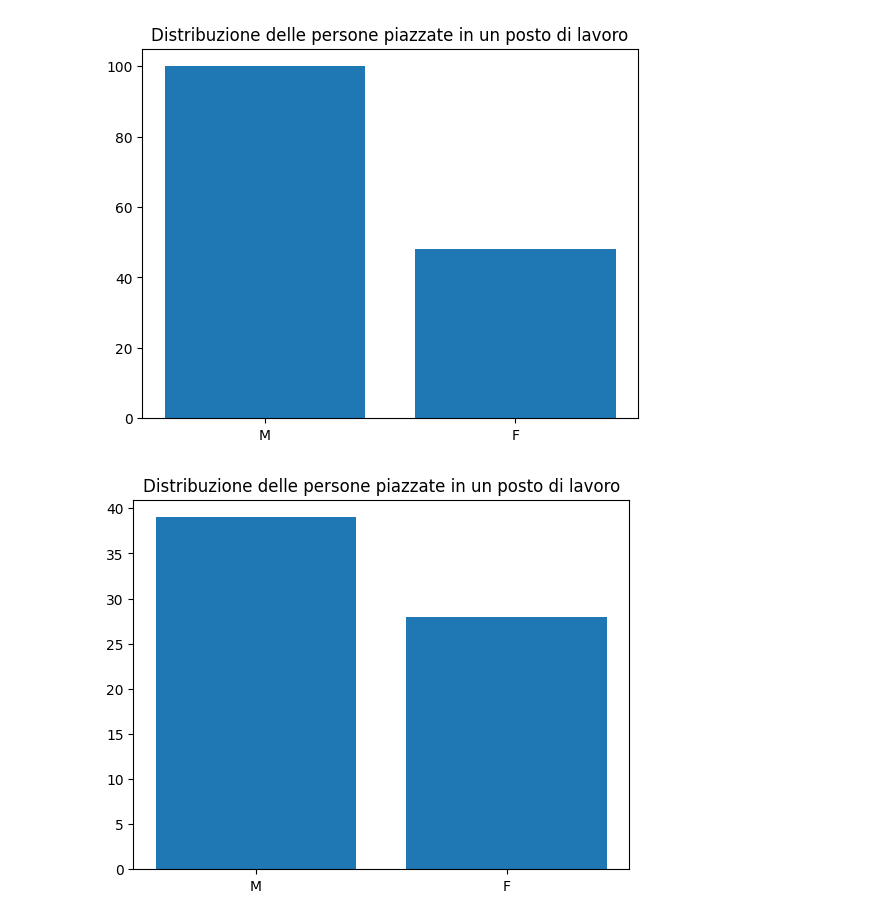
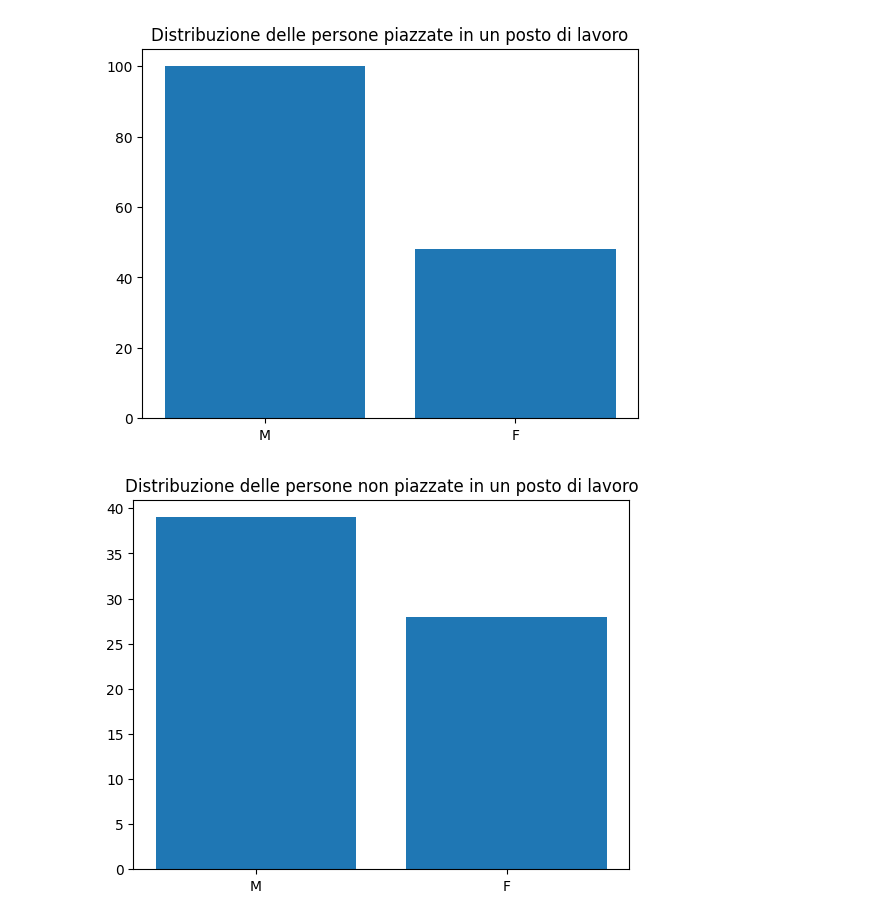
Before and after one commit to ShackWove/UGotTheJob, a Jupyter notebook: UGotTheJob.ipynb, the cells around one changed output. Saved outputs shown, nothing was run; the diff lists cells and outputs as text; code cells hidden in the pictures.

```diff
--- a/UGotTheJob.ipynb
+++ b/UGotTheJob.ipynb
@@ -34,15 +66,16 @@ plt.show()
 # %%
 # filtra il DataFrame per selezionare solo le persone piazzate
 placed_df = df[df['status'] == 'Not Placed']
 
+placements = placed_df['gender'].value_counts()
 
 # crea il grafico a barre
 plt.bar(placements.index, placements.values)
 
 # Aggiungi un titolo al grafico
-plt.title('Distribuzione delle persone piazzate in un posto di lavoro')
+plt.title('Distribuzione delle persone non piazzate in un posto di lavoro')
 
 # Mostra il grafico
 plt.show()
 # %% [output]
-[figure, old version]
+[figure, new version]
```
Also changed, not shown: parts of 14 cells of this notebook.
